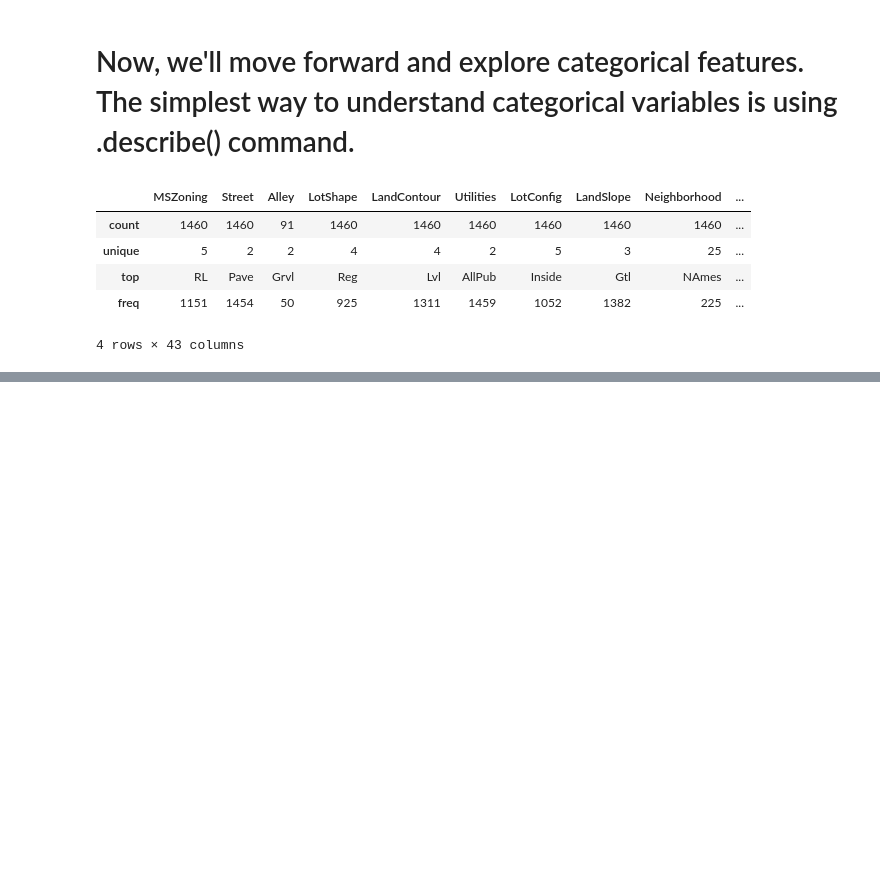
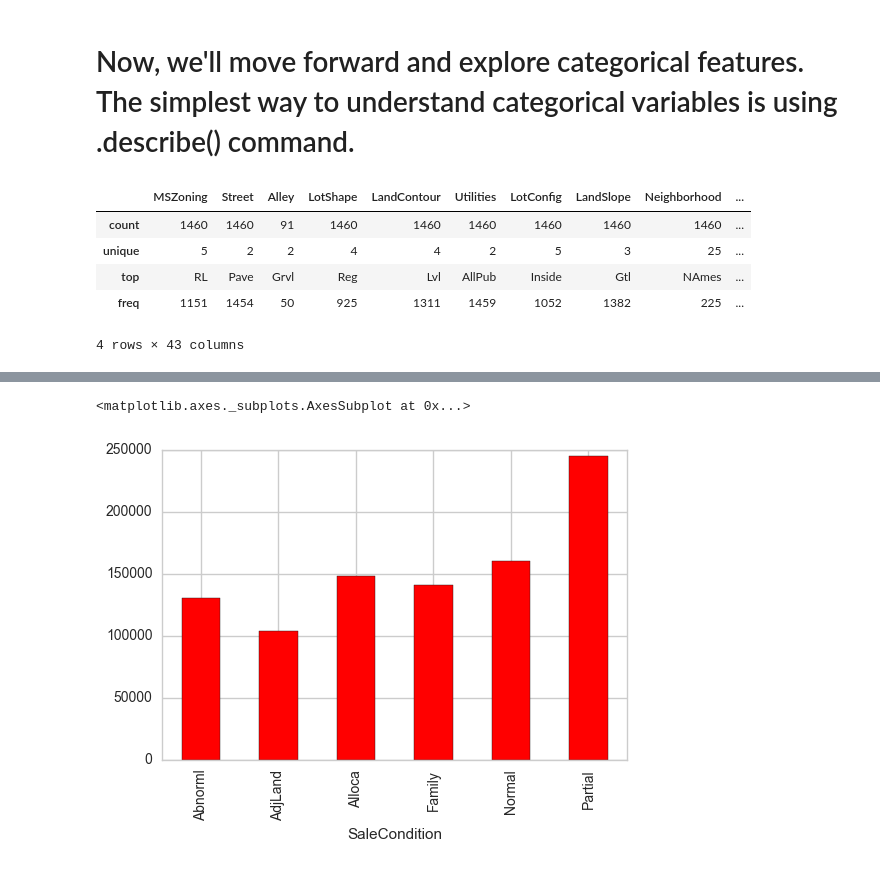
Before and after one commit to amitkr492/MACHINE_LEARNING, a Jupyter notebook: Housing_price_data/machine_learning_model.ipynb, the cells around one changed output, grey strips where cells are left out. Saved outputs shown, nothing was run; the diff lists cells and outputs as text; code cells hidden in the pictures; blank space fills up the shorter version.

```diff
--- a/Housing_price_data/machine_learning_model.ipynb
+++ b/Housing_price_data/machine_learning_model.ipynb
@@ -284,3 +284,7 @@ cat_data.describe()
 | top | RL | Pave | Grvl | Reg | Lvl | AllPub | Inside | Gtl | NAmes | ... |
 | freq | 1151 | 1454 | 50 | 925 | 1311 | 1459 | 1052 | 1382 | 225 | ... |
 4 rows × 43 columns
+# %%
+sp_pivot = train.pivot_table(index = 'SaleCondition' , values = 'SalePrice' , aggfunc = np.median )
+
+sp_pivot
@@ -286,0 +300,5 @@ cat_data.describe()
+# %%
+sp_pivot.plot(kind = 'bar' , color = 'red')
+# %% [output]
+<matplotlib.axes._subplots.AxesSubplot at 0x...>
+[figure, added]
```
Also changed, not shown: parts of 45 cells of this notebook, 2 other files.
